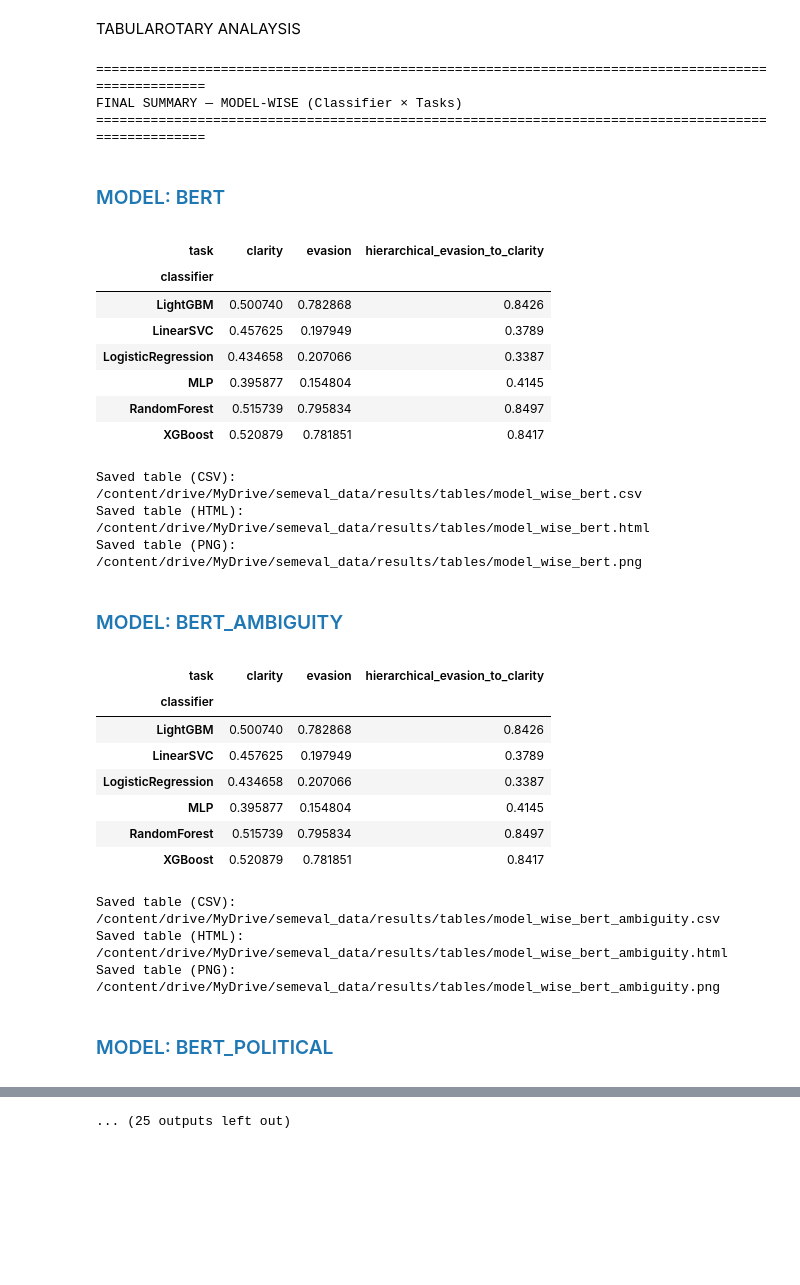
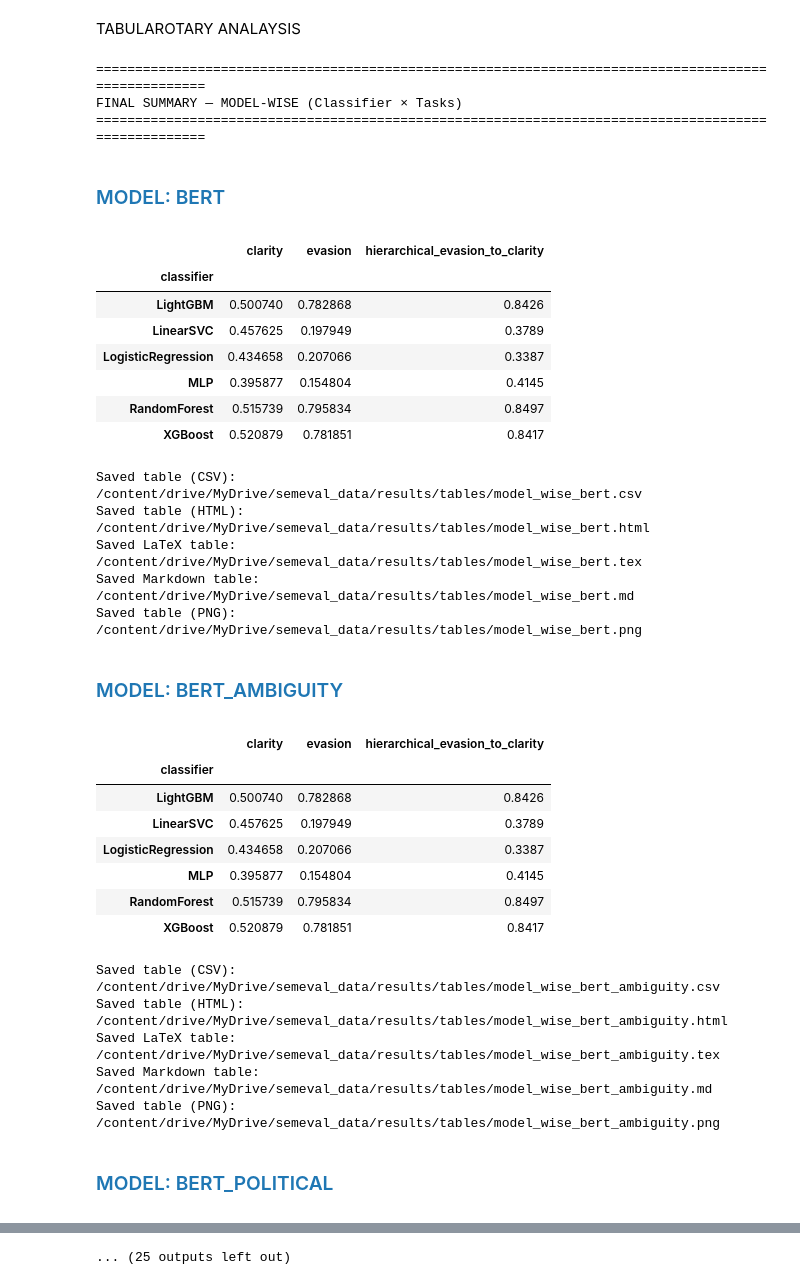
Before and after one commit to EonTechie/semeval-context-tree-modular, a Jupyter notebook: notebooks/03_train_evaluate.ipynb, the cells around one changed output, grey strips where cells are left out. Cells and saved outputs as stored; diff of their text form; code cells hidden in the pictures; blank space fills up the shorter version.

```diff
--- a/notebooks/03_train_evaluate.ipynb
+++ b/notebooks/03_train_evaluate.ipynb
@@ -604,12 +604,15 @@ else:
         pivot_model = df_model.pivot_table(
             index='classifier',
             columns='task',
-            values='macro_f1'
+            values='macro_f1',
+            dropna=True  # Remove rows/columns with all NaN values
         )
+        # Remove any remaining rows with all NaN values
+        pivot_model = pivot_model.dropna(how='all').dropna(axis=1, how='all')
 
         if not pivot_model.empty:
             # Style and display (paper-ready: bold+green for best, italic for hierarchical>clarity)
-            styled_model = style_table_paper(pivot_model, precision=4, apply_column_mapping=False)
+            styled_model = style_table_paper(pivot_model, precision=4)
             display(styled_model)
 
             # Save table in multiple formats (paper-ready + standard)
@@ -627,36 +630,39 @@ else:
     print("FINAL SUMMARY — CLASSIFIER-WISE (Model × Tasks)")
     print("="*100)
 
     for clf_name in sorted(df_summary['classifier'].unique()):
         display(HTML(f"<h3 style='margin-top:20px; margin-bottom:10px; color:#ff7f0e;'>CLASSIFIER: {clf_name.upper()}</h3>"))
 
         df_clf = df_summary[df_summary['classifier'] == clf_name]
 
         # Pivot: Model × Tasks
         pivot_clf = df_clf.pivot_table(
             index='model',
             columns='task',
-            values='macro_f1'
+            values='macro_f1',
+            dropna=True  # Remove rows/columns with all NaN values
         )
+        # Remove any remaining rows with all NaN values
+        pivot_clf = pivot_clf.dropna(how='all').dropna(axis=1, how='all')
 
         if not pivot_clf.empty:
             # Style and display (paper-ready: bold+green for best, italic for hierarchical>clarity)
-            styled_clf = style_table_paper(pivot_clf, precision=4, apply_column_mapping=False)
+            styled_clf = style_table_paper(pivot_clf, precision=4)
             display(styled_clf)
 
             # Save table in multiple formats (paper-ready + standard)
             storage.save_table(
                 styled_clf,
                 table_name=f'classifier_wise_{clf_name}',
                 formats=['csv', 'html', 'png', 'tex', 'md'],
                 use_paper_style=True
             )
 # %% [output]
 ====================================================================================================
 FINAL SUMMARY — MODEL-WISE (Classifier × Tasks)
 ====================================================================================================
 MODEL: BERT
-| task | clarity | evasion | hierarchical_evasion_to_clarity |
+|  | clarity | evasion | hierarchical_evasion_to_clarity |
 | classifier |  |  |  |
 | LightGBM | 0.500740 | 0.782868 | 0.8426 |
 | LinearSVC | 0.457625 | 0.197949 | 0.3789 |
@@ -666,9 +672,11 @@ MODEL: BERT
 | XGBoost | 0.520879 | 0.781851 | 0.8417 |
 Saved table (CSV): /content/drive/MyDrive/semeval_data/results/tables/model_wise_bert.csv
 Saved table (HTML): /content/drive/MyDrive/semeval_data/results/tables/model_wise_bert.html
+Saved LaTeX table: /content/drive/MyDrive/semeval_data/results/tables/model_wise_bert.tex
+Saved Markdown table: /content/drive/MyDrive/semeval_data/results/tables/model_wise_bert.md
 Saved table (PNG): /content/drive/MyDrive/semeval_data/results/tables/model_wise_bert.png
 MODEL: BERT_AMBIGUITY
-| task | clarity | evasion | hierarchical_evasion_to_clarity |
+|  | clarity | evasion | hierarchical_evasion_to_clarity |
 | classifier |  |  |  |
 | LightGBM | 0.500740 | 0.782868 | 0.8426 |
 | LinearSVC | 0.457625 | 0.197949 | 0.3789 |
@@ -678,5 +686,7 @@ MODEL: BERT_AMBIGUITY
 | XGBoost | 0.520879 | 0.781851 | 0.8417 |
 Saved table (CSV): /content/drive/MyDrive/semeval_data/results/tables/model_wise_bert_ambiguity.csv
 Saved table (HTML): /content/drive/MyDrive/semeval_data/results/tables/model_wise_bert_ambiguity.html
+Saved LaTeX table: /content/drive/MyDrive/semeval_data/results/tables/model_wise_bert_ambiguity.tex
+Saved Markdown table: /content/drive/MyDrive/semeval_data/results/tables/model_wise_bert_ambiguity.md
 Saved table (PNG): /content/drive/MyDrive/semeval_data/results/tables/model_wise_bert_ambiguity.png
 MODEL: BERT_POLITICAL
```
Also changed, not shown: parts of 2 cells of this notebook, 1 other file.
